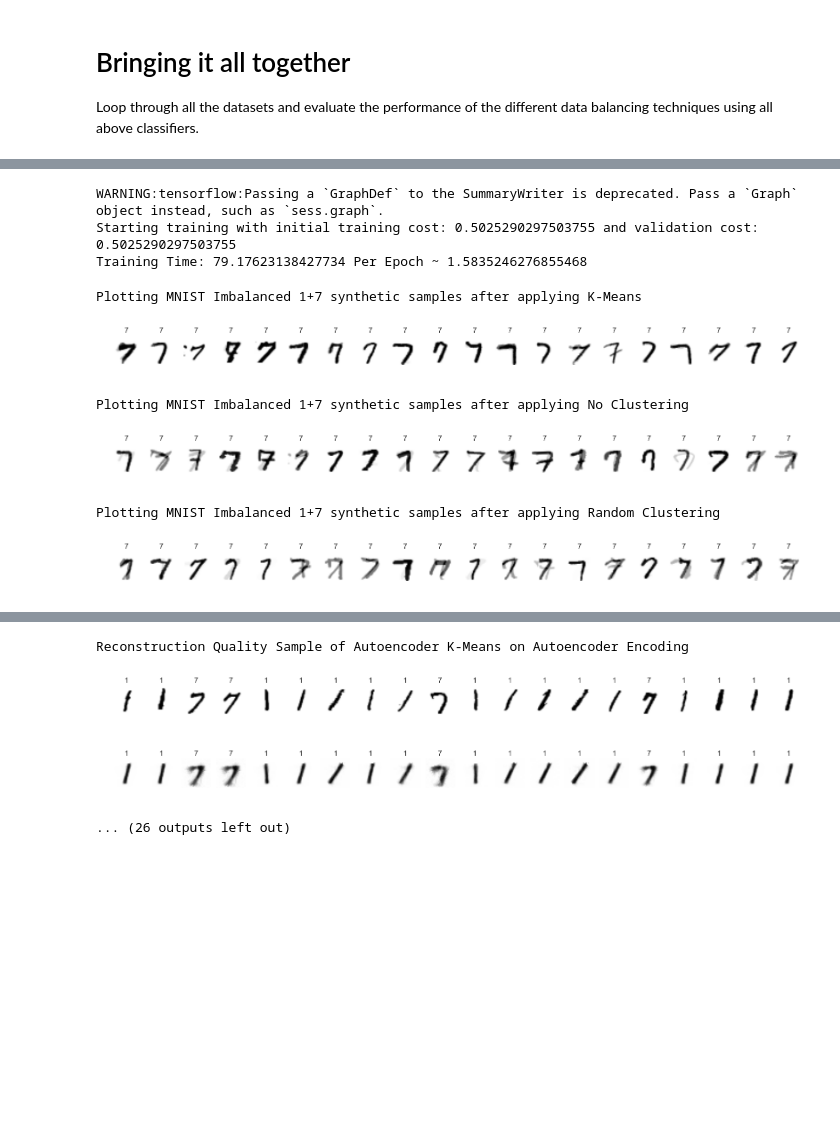
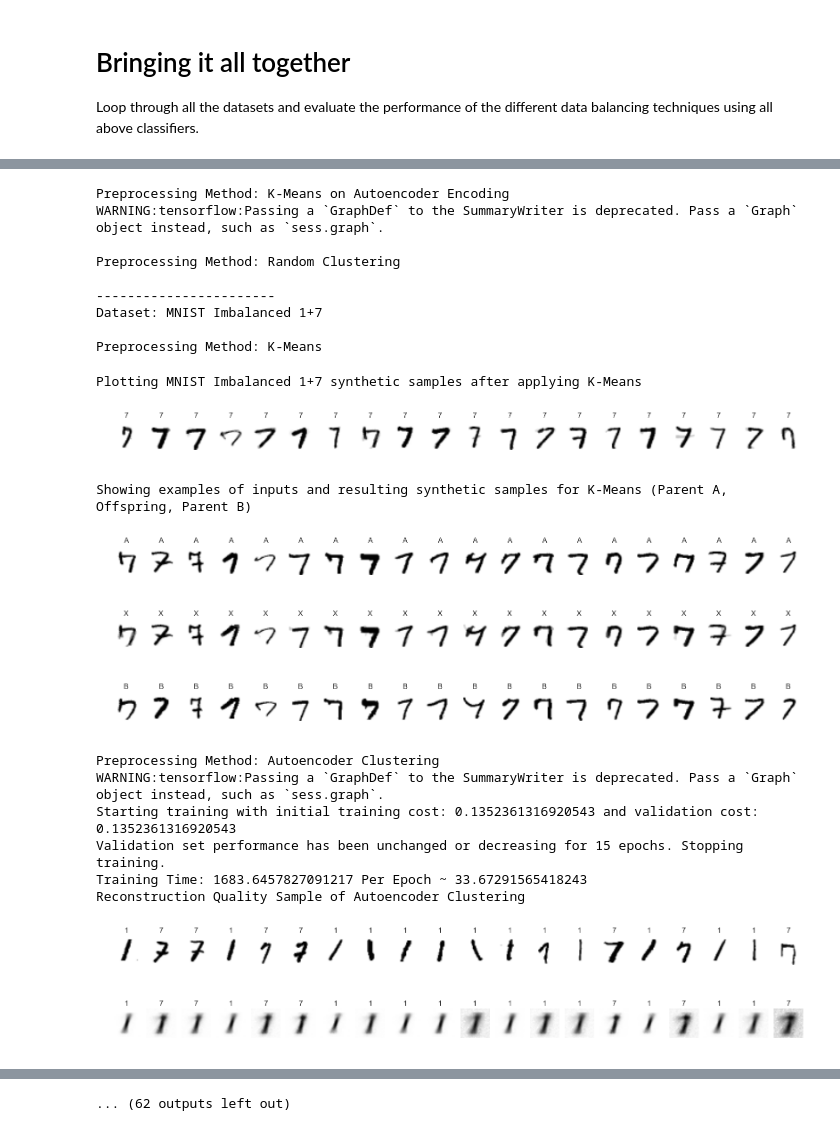
Before and after one commit to felix-last/autoencoder, a Jupyter notebook: generate-data.ipynb, the cells around one changed output, grey strips where cells are left out. Cells and saved outputs as stored; diff of their text form; code cells hidden in the pictures; blank space fills up the shorter version.

Commit message:
Compare parents to offspring after data generation

```diff
--- a/generate-data.ipynb
+++ b/generate-data.ipynb
@@ -73,7 +74,7 @@ def autoencoder_clustering(X,k):
 # each of these returns a tuple of (clustering_function, decoder)
 preprocessing_methods = {
     'No Oversampling': (lambda X, k: (X, None, None)),
-    'No Clustering': (lambda X, k: (X, np.zeros(X.shape[0],), None)),
+    'No Clustering (=SMOTE)': (lambda X, k: (X, np.zeros(X.shape[0],), None)),
     'Random Clustering': (lambda X, k: (X, np.random.choice(k, size=(X.shape[0])), None)),
     'K-Means': (lambda X, k: (X, kmeans(X,k), None)),
     'K-Means on Autoencoder Encoding': autoencoder_kmeans,
@@ -96,24 +97,28 @@ datasets = {
         'Data': mnist_utils.load_binary_imbalanced(classes=[7,8], ratio=0.2),
         'Imbalance Ratio': 1/5,
         'Minority Class': 8,
-        'Scaler': sklearn.preprocessing.MinMaxScaler().fit([[0],[255]])
+        'Scaler': sklearn.preprocessing.MinMaxScaler().fit([[0],[255]]),
+        'Plotter': mnist_utils.plot_mnist
     },
     'MNIST Imbalanced 1+7': {
         'Data': mnist_utils.load_binary_imbalanced(classes=[1,7], ratio=0.2),
         'Imbalance Ratio': 1/5,
         'Minority Class': 7,
-        'Scaler': sklearn.preprocessing.MinMaxScaler().fit([[0],[255]])
+        'Scaler': sklearn.preprocessing.MinMaxScaler().fit([[0],[255]]),
+        'Plotter': mnist_utils.plot_mnist
     },
     'Ecoli': {
         'Data': ((ecoli_train, ecoli_train_target),(ecoli_validate, ecoli_validate_target)),
         'Imbalance Ratio': 1/5.46,
         'Minority Class':'pp',
-        'Scaler': ecoli_scaler
+        'Scaler': ecoli_scaler,
+        'Plotter': None
     }
 }
 for name, dataset in datasets.items():
     dataset['Minority Count'] = np.count_nonzero(dataset['Data'][0][1]==dataset['Minority Class'])
     dataset['Majority Count'] = dataset['Data'][0][0].shape[0]-dataset['Minority Count']
+    dataset['Count'] = dataset['Data'][0][0].shape[0]
 # %% [markdown]
 # Classifiers
 These classifiers need no parameter configuration and lend themselves to benchmarking the effectiveness of data generation methods.
@@ -130,9 +135,12 @@ Loop through all the datasets and evaluate the performance of the different data
 # %%
 classification_evaulation = {}
 for dataset_name, dataset in datasets.items():
-#     if dataset_name != 'Ecoli':continue
+    print('\n-----------------------')
+    print('Dataset:',dataset_name)
+    #     if dataset_name != 'Ecoli':continue
     (train, train_target), (test, test_target) = dataset['Data']
     for preprocessing_method_name, preprocessing_method in preprocessing_methods.items():
+        print('\nPreprocessing Method:',preprocessing_method_name)
         if preprocessing_method_name == 'No Oversampling':
             (train_oversampled, train_target_oversampled) = train, train_target
         else:
@@ -141,18 +149,31 @@ for dataset_name, dataset in datasets.items():
                 k = dataset['Minority Count']+((dataset['Majority Count']-dataset['Minority Count'])//3)
                 train_encoded, cluster_labels, decoder = preprocessing_method(train, k)
                 required_synthetic_count =  intracluster_smote.compute_synthetic_count(train.shape[0], dataset['Imbalance Ratio'])
-                oversampler = intracluster_smote.IntraclusterSmote(required_synthetic_count, decoder=decoder)
-                (train_oversampled, train_target_oversampled), (synth_X, synth_y) = oversampler.fit_transform(train_encoded, train_target, dataset['Minority Class'], cluster_labels)
-                if dataset_name.startswith('MNIST'):
+                save_creation_examples = (30/dataset['Count']) if dataset['Plotter'] is not None else 0
+                oversampler = intracluster_smote.IntraclusterSmote(required_synthetic_count, decoder=decoder, save_creation_examples=save_creation_examples)
+                (train_oversampled, train_target_oversampled), (synth_X, synth_y)  = oversampler.fit_transform(train_encoded, train_target, dataset['Minority Class'], cluster_labels)
+                if dataset['Plotter'] is not None:
+                    plot = dataset['Plotter']
+
                     if preprocessing_method_name.rfind('Autoencoder') > -1:
-                        print('Reconstruction Quality Sample of Autoencoder', preprocessing_method_name)
-                        mnist_utils.plot_mnist(train, train_target, 20)
-                        mnist_utils.plot_mnist(decoder(train_encoded), train_target, 20)
+                        print('Reconstruction Quality Sample of', preprocessing_method_name)
+                        plot(train, train_target, 20)
+                        plot(decoder(train_encoded), train_target, 20)
+
                     print('Plotting', dataset_name, 'synthetic samples after applying', preprocessing_method_name)
-                    mnist_utils.plot_mnist(synth_X, synth_y, 20)
+                    plot(synth_X, synth_y, 20)
+
+                    print('Showing examples of inputs and resulting synthetic samples for', preprocessing_method_name, '(Parent A, Offspring, Parent B)')
+                    parent_A, offspring, parent_B = zip(*oversampler.creation_examples)
+                    for name, examples in [('A',parent_A), ('X', offspring), ('B', parent_B)]:
+                        examples = np.asarray(examples)
+                        if decoder is not None:
+                            examples = decoder(examples)
+                        plot(examples, [name for _ in examples], 20)
+
             except Exception as e:
                 print('Exception occured at', preprocessing_method_name)
-                print(str(e))
+                traceback.print_exc()
         for classifier_name, classifier in classifiers.items():
             # classify
             classifier.fit(train_oversampled,train_target_oversampled)
@@ -169,9 +202,23 @@ WARNING:tensorflow:Passing a `GraphDef` to the SummaryWriter is deprecated. Pass
+Preprocessing Method: K-Means on Autoencoder Encoding
 WARNING:tensorflow:Passing a `GraphDef` to the SummaryWriter is deprecated. Pass a `Graph` object instead, such as `sess.graph`.
-Starting training with initial training cost: 0.5025290297503755 and validation cost: 0.5025290297503755
-Training Time: 79.17623138427734 Per Epoch ~ 1.5835246276855468
+
+Preprocessing Method: Random Clustering
+
+-----------------------
+Dataset: MNIST Imbalanced 1+7
+
+Preprocessing Method: K-Means
 Plotting MNIST Imbalanced 1+7 synthetic samples after applying K-Means
-[figure, old version]
+[figure, new version]
-Plotting MNIST Imbalanced 1+7 synthetic samples after applying No Clustering
+Showing examples of inputs and resulting synthetic samples for K-Means (Parent A, Offspring, Parent B)
-[figure, old version]
+[figure, new version]
+[figure, new version]
+[figure, new version]
-Plotting MNIST Imbalanced 1+7 synthetic samples after applying Random Clustering
+Preprocessing Method: Autoencoder Clustering
+WARNING:tensorflow:Passing a `GraphDef` to the SummaryWriter is deprecated. Pass a `Graph` object instead, such as `sess.graph`.
+Starting training with initial training cost: 0.1352361316920543 and validation cost: 0.1352361316920543
+Validation set performance has been unchanged or decreasing for 15 epochs. Stopping training.
+Training Time: 1683.6457827091217 Per Epoch ~ 33.67291565418243
+Reconstruction Quality Sample of Autoencoder Clustering
-[figure, old version]
+[figure, new version]
+[figure, added]
@@ -179,7 +226,4 @@ WARNING:tensorflow:Passing a `GraphDef` to the SummaryWriter is deprecated. Pass
-Reconstruction Quality Sample of Autoencoder K-Means on Autoencoder Encoding
+... (62 outputs left out)
-[figure, old version]
-[figure, old version]
-... (26 outputs left out)
 # %%
 for dataset in res.index.levels[0].values:
     fig, axes = plt.subplots(nrows=len(res.columns), ncols=1)#, subplot_kw={'hspace':2})
```
Also changed, not shown: parts of 3 cells of this notebook, 3 other files.
